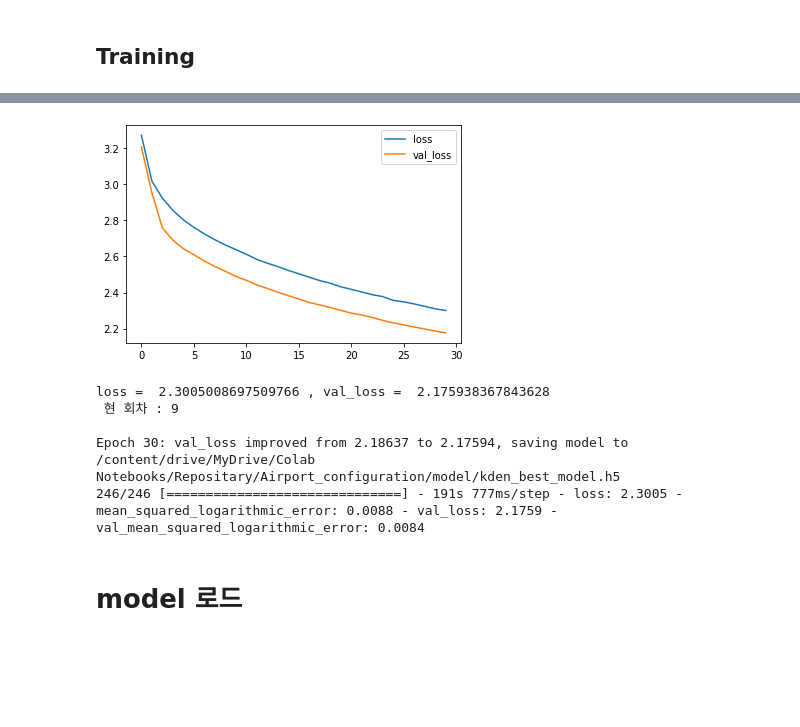
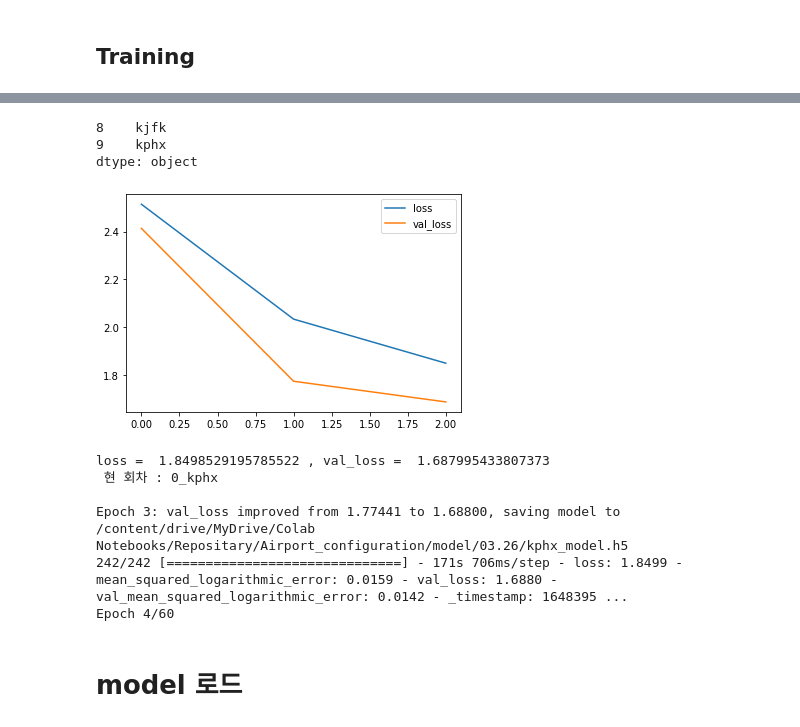
Before and after one commit to crimama/Airport_Configuration, a Jupyter notebook: notebook/Hun_Baseline.ipynb, the cells around one changed output, grey strips where cells are left out. Cells and saved outputs as stored; diff of their text form; code cells hidden in the pictures; blank space fills up the shorter version.

```diff
--- a/notebook/Hun_Baseline.ipynb
+++ b/notebook/Hun_Baseline.ipynb
@@ -269,7 +309,7 @@ class PlotLosses(Callback):
 
 
   def on_epoch_end(self, epoch, logs={}):
-    global n
+    global n,airport
 
     self.epochs.append(epoch)
     self.losses.append(logs.get('loss'))
@@ -281,7 +321,7 @@ class PlotLosses(Callback):
     plt.legend()
     plt.show();
     print("loss = ", self.losses[-1], ", val_loss = ", self.val_losses[-1])
-    print(f' 현 회차 : {n}')
+    print(f' 현 회차 : {n}_{airport}')
 
 #call backs 선언
 plot_losses = PlotLosses()
@@ -298,7 +338,7 @@ from tensorflow.keras.callbacks import EarlyStopping
 early_stopping = EarlyStopping(
     monitor='val_loss',  # 모니터링 대상, 이걸 기준으로 멈춤
     verbose=1,
-    patience=30)         # 중지까지의 여유분
+    patience=20)         # 중지까지의 여유분
 
 from tensorflow.keras.callbacks import ReduceLROnPlateau
 reduce_lr = ReduceLROnPlateau(
@@ -311,11 +351,11 @@ callbacks = [ plot_losses,model_check_point]
 # %%
 def return_callbacks():
   model_check_point = ModelCheckpoint(
-    f'/content/drive/MyDrive/Colab Notebooks/Repositary/Airport_configuration/model/{airport}_best_model.h5',
+    f'/content/drive/MyDrive/Colab Notebooks/Repositary/Airport_configuration/model/03.26/{airport}_model.h5',
     monitor='val_loss',
     verbose=1,
     save_best_only=True)
-  callbacks = [ plot_losses,model_check_point]
+  callbacks = [ plot_losses,model_check_point,early_stopping,WandbCallback()]
   return callbacks
 # %% [markdown]
 ## 모델
@@ -342,17 +382,17 @@ def lamp_layer(lamp_input):
   lamp = Reshape((12,32))(lamp)
   return lamp
 
-def concat_decoder(conf,lamp):
+def concat_decoder(conf,lamp,shape):
   concat = concatenate([conf,lamp])
   concat = Conv1D(32,2,padding='same')(concat)
   concat = BatchNormalization()(concat)
   concat = Dropout(0.2)(concat)
-  concat = Dense(shape,activation = 'softmax')(concat)
+  concat = Dense(shape-2,activation = 'softmax')(concat)
   return concat
-def make_model(conf_input,lamp_input):
+def make_model(conf_input,lamp_input,shape):
   conf = conf_layer(conf_input)
   lamp = lamp_layer(lamp_input)
-  concat = concat_decoder(conf,lamp)
+  concat = concat_decoder(conf,lamp,shape)
   model = Model([conf_input,lamp_input],concat)
   return model
 # %% [markdown]
@@ -388,43 +450,49 @@ for airport in airport_names:
+# %%
+pd.Series(airport_names)[pd.Series(airport_names).apply(lambda x : x not in ex_dir)]
+# %% [output]
+8    kjfk
+9    kphx
+dtype: object
 # %%
 #해당 airport 요소들
 models_list = {}
 historys_list = {}
 n=0
-for airport in airport_names:
-  if n>=3:
-    airport_config = config_df[airport]
-    lamp = lamp_df[airport]
-    shape = len(airport_config.columns)-2
-    timestamps = make_timestamps(airport_config)
+for airport in ['kjfk','kphx']:
 
-    #train-valid  분할
-    from sklearn.model_selection import train_test_split
-    train_timestamps,valid_timestamps = train_test_split(timestamps,test_size=0.1,random_state=42)
+  airport_config = config_df[airport]
+  lamp = lamp_df[airport]
+  shape = len(airport_config.columns)-2
+  timestamps = make_timestamps(airport_config)
 
-    #제너레이터
-    BATCH_SIZE = 64
-    train_generator = DataGenerator(train_timestamps,BATCH_SIZE,shuffle=True)
-    valid_generator = DataGenerator(valid_timestamps,BATCH_SIZE)
+  #train-valid  분할
+  from sklearn.model_selection import train_test_split
+  train_timestamps,valid_timestamps = train_test_split(timestamps,test_size=0.1,random_state=42)
 
-    #모델
-    conf_input = Input((24,shape))
-    lamp_input = Input((6,2))
-    model = make_model(conf_input,lamp_input)
-    callbacks = return_callbacks()
+  #제너레이터
+  BATCH_SIZE = 64
+  train_generator = DataGenerator(train_timestamps,BATCH_SIZE,shuffle=True)
+  valid_generator = DataGenerator(valid_timestamps,BATCH_SIZE)
 
-    model.compile(optimizer=optimizer,loss = 'categorical_crossentropy',metrics=[tf.keras.metrics.MeanSquaredLogarithmicError()])
-    history = model.fit(train_generator,validation_data = valid_generator, epochs=30,verbose=1,callbacks=callbacks)
+  #모델
+  conf_input = Input((24,shape))
+  lamp_input = Input((6,2))
+  model = make_model(conf_input,lamp_input,shape)
+  callbacks = return_callbacks()
 
-    models_list[airport] = model
-    historys_list[airport] = history
-  n+=1
+  model.compile(optimizer=optimizer,loss = 'categorical_crossentropy',metrics=[tf.keras.metrics.MeanSquaredLogarithmicError()])
+  history = model.fit(train_generator,validation_data = valid_generator, epochs=60,verbose=1,callbacks=callbacks)
+
+  models_list[airport] = model
+  historys_list[airport] = history
 # %% [output]
-[figure, old version]
+[figure, new version]
-loss =  2.3005008697509766 , val_loss =  2.175938367843628
- 현 회차 : 9
+loss =  1.8498529195785522 , val_loss =  1.687995433807373
+ 현 회차 : 0_kphx
 
-Epoch 30: val_loss improved from 2.18637 to 2.17594, saving model to /content/drive/MyDrive/Colab Notebooks/Repositary/Airport_configuration/model/kden_best_model.h5
-246/246 [==============================] - 191s 777ms/step - loss: 2.3005 - mean_squared_logarithmic_error: 0.0088 - val_loss: 2.1759 - val_mean_squared_logarithmic_error: 0.0084
+Epoch 3: val_loss improved from 1.77441 to 1.68800, saving model to /content/drive/MyDrive/Colab Notebooks/Repositary/Airport_configuration/model/03.26/kphx_model.h5
+242/242 [==============================] - 171s 706ms/step - loss: 1.8499 - mean_squared_logarithmic_error: 0.0159 - val_loss: 1.6880 - val_mean_squared_logarithmic_error: 0.0142 - _timestamp: 1648395 ...
+Epoch 4/60
 # %% [markdown]
 # model 로드
 # %%
```
Also changed, not shown: parts of 18 cells of this notebook, 22 other files.
